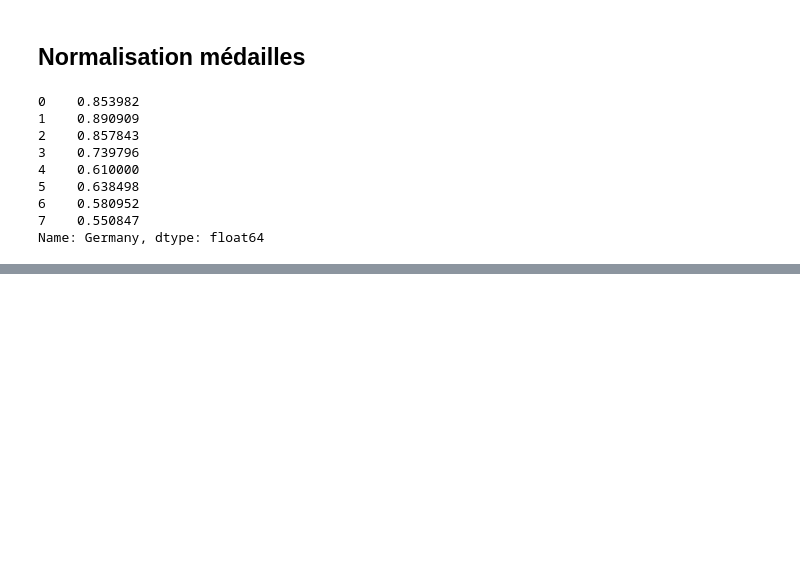
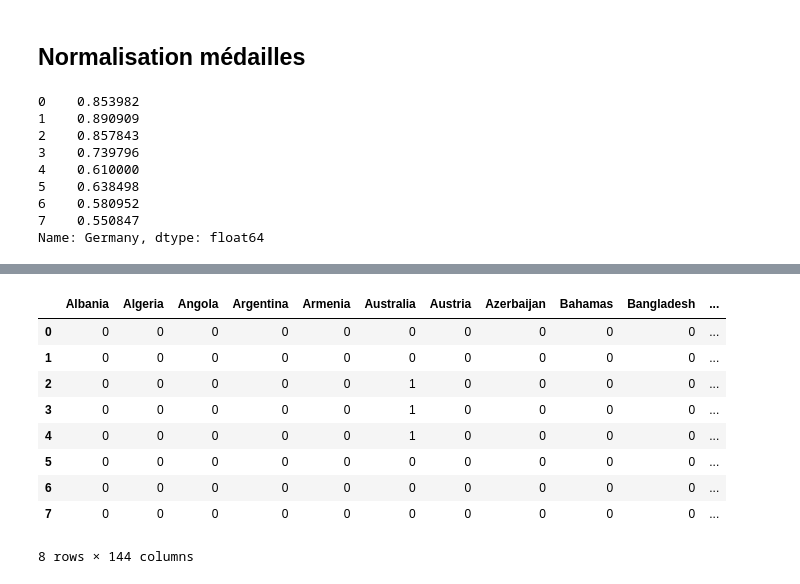
Before and after one commit to Jmuhleman/GML, a Jupyter notebook: generate_label_n_in_rank.ipynb, the cells around one changed output, grey strips where cells are left out. Saved outputs shown, nothing was run; the diff lists cells and outputs as text; code cells hidden in the pictures; blank space fills up the shorter version.

Commit message:
fix mlp for classif 2 binary crossentropy

```diff
--- a/generate_label_n_in_rank.ipynb
+++ b/generate_label_n_in_rank.ipynb
@@ -264,18 +284,30 @@ data_cl
 def classify_by_mean(row):
     mean_value = row.mean()  # Moyenne des performances pour une année
     std_dev = row.std()  # Écart-type pour plus de précision
-    z= 0.1
+
     return row.apply(
-        lambda x: 0 if x < 0.15  else
-                  (2 if x > 0.5 else 1))
+        lambda x: 0 if x < 0.60  else 1)
 
-year_column = data_cl['year']  # Isoler la colonne 'year'
+year_column = data_cl['year']
 classified_data = data_cl.drop(columns=['year']).apply(classify_by_mean, axis=1)
 
 classified_data['year'] = year_column
 
 classified_data[['France', 'year']]
 classified_data.to_csv('labels_class.csv', index=False)
+# %%
+classified_data
+# %% [output]
+|  | Albania | Algeria | Angola | Argentina | Armenia | Australia | Austria | Azerbaijan | Bahamas | Bangladesh | ... |
+| 0 | 0 | 0 | 0 | 0 | 0 | 0 | 0 | 0 | 0 | 0 | ... |
+| 1 | 0 | 0 | 0 | 0 | 0 | 0 | 0 | 0 | 0 | 0 | ... |
+| 2 | 0 | 0 | 0 | 0 | 0 | 1 | 0 | 0 | 0 | 0 | ... |
+| 3 | 0 | 0 | 0 | 0 | 0 | 1 | 0 | 0 | 0 | 0 | ... |
+| 4 | 0 | 0 | 0 | 0 | 0 | 1 | 0 | 0 | 0 | 0 | ... |
+| 5 | 0 | 0 | 0 | 0 | 0 | 0 | 0 | 0 | 0 | 0 | ... |
+| 6 | 0 | 0 | 0 | 0 | 0 | 0 | 0 | 0 | 0 | 0 | ... |
+| 7 | 0 | 0 | 0 | 0 | 0 | 0 | 0 | 0 | 0 | 0 | ... |
+8 rows × 144 columns
 # %%
 data_cl.head()
 # %% [output]
```
Also changed, not shown: parts of 7 cells of this notebook, 47 other files.
